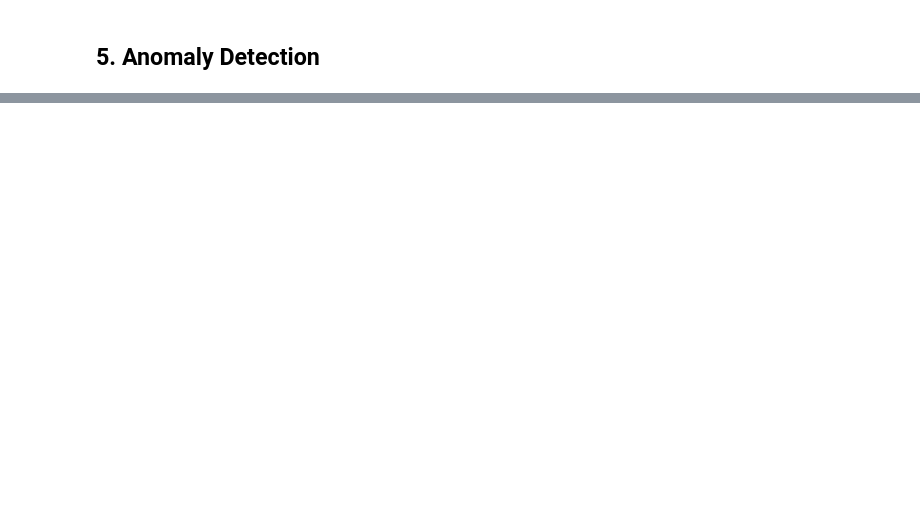
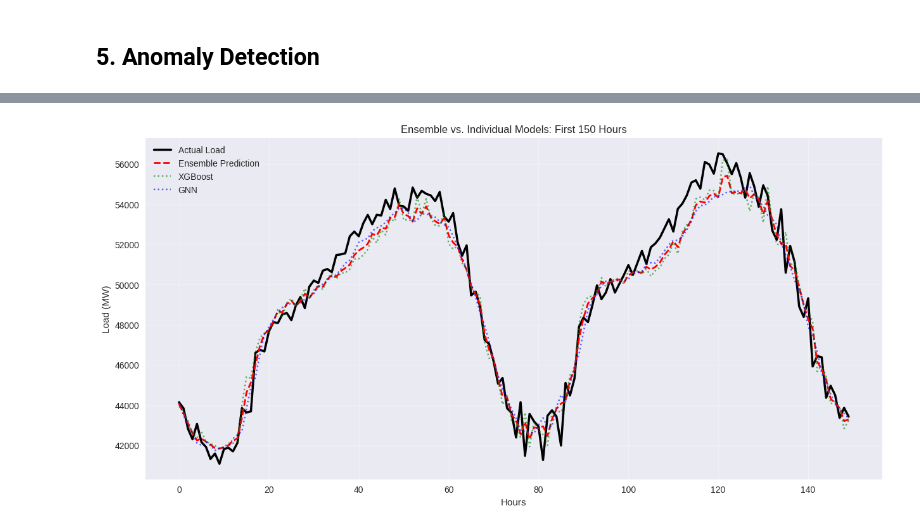
Before and after one commit to SaiDineshD/ercot, a Jupyter notebook: ercot_colab.ipynb, the cells around one changed output, grey strips where cells are left out. Cells and saved outputs as stored; diff of their text form; code cells hidden in the pictures; blank space fills up the shorter version.

```diff
--- a/ercot_colab.ipynb
+++ b/ercot_colab.ipynb
@@ -138,0 +555,24 @@ print("="*50)
+# %%
+plt.figure(figsize=(15, 7))
+
+# Define a slice to view (e.g., first 150 hours of the test set)
+zoom_slice = slice(0, 150)
+
+# Plot Actuals
+plt.plot(y_test_aligned_ensemble[zoom_slice], label='Actual Load', color='black', linewidth=2.5)
+
+# Plot Ensemble
+plt.plot(ensemble_pred[zoom_slice], label='Ensemble Prediction', color='red', linestyle='--', linewidth=2)
+
+# Plot Individual Models (lighter/thinner for reference)
+plt.plot(xgb_pred_aligned[zoom_slice], label='XGBoost', color='green', linestyle=':', alpha=0.6)
+plt.plot(gnn_pred_2y[zoom_slice], label='GNN', color='blue', linestyle=':', alpha=0.6)
+
+plt.title('Ensemble vs. Individual Models: First 150 Hours')
+plt.xlabel('Hours')
+plt.ylabel('Load (MW)')
+plt.legend()
+plt.grid(True, alpha=0.3)
+plt.show()
+# %% [output]
+[figure, added]
```
Also changed, not shown: parts of 83 cells of this notebook.
